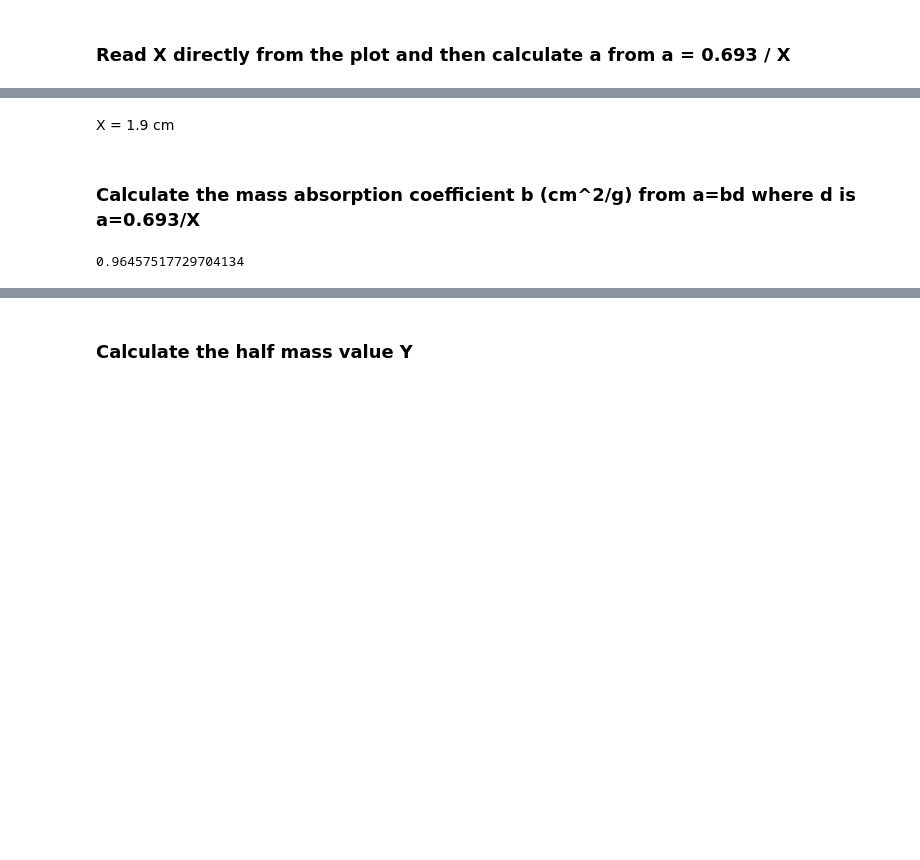
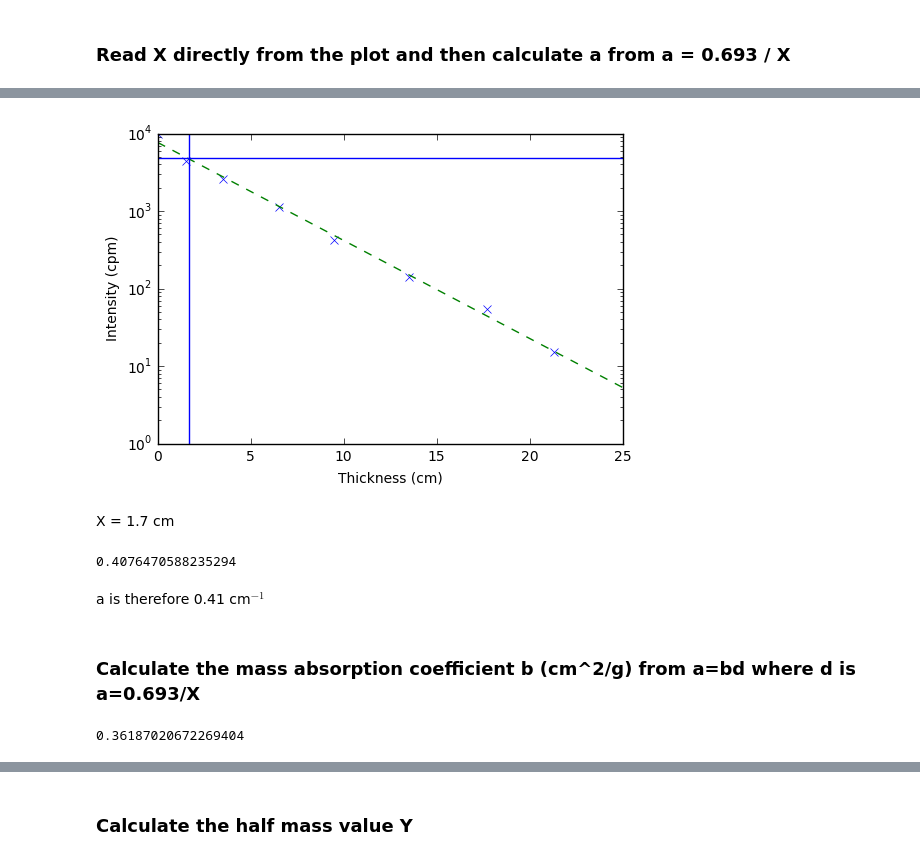
Before and after one commit to piovere/nucnotes, a Jupyter notebook: chem580/Problems 3.13.ipynb, the cells around one changed output, grey strips where cells are left out. Saved outputs shown, nothing was run; the diff lists cells and outputs as text; code cells hidden in the pictures; blank space fills up the shorter version.

```diff
--- a/chem580/Problems 3.13.ipynb
+++ b/chem580/Problems 3.13.ipynb
@@ -62,9 +62,29 @@ np.polyfit(t, np.log2(r), 1)[0] ** -1
+# %%
+ind = np.linspace(0, 25, 1000)
+plt.plot(t, r, 'x')
+plt.plot(ind, 10 ** (np.polyfit(t, np.log10(r), 1)[1] + np.polyfit(t, np.log10(r), 1)[0] * ind), '--')
+plt.yscale('log')
+plt.xlabel('Thickness (cm)')
+plt.ylabel('Intensity (cpm)')
+plt.axhline(y=r[0] / 2)
+plt.axvline(x=1.7)
+plt.show()
+# %% [output]
+[figure, added]
 # %% [markdown]
-X = 1.9 cm
+X = 1.7 cm
+# %%
+a = 0.693 / 1.7
+a
+# %% [output]
+0.4076470588235294
+# %% [markdown]
+a is therefore 0.41 cm$^{-1}$
 # %% [markdown]
 ### Calculate the mass absorption coefficient b (cm^2/g) from a=bd where d is a=0.693/X
 # %%
-0.693 / (-np.polyfit(t, np.log2(r), 1)[0] ** -1) * 2.70
+density = 2.70 # g / cm^3
+(-np.polyfit(t, np.log2(r), 1)[0]/0.43) / 2.70
 # %% [output]
-0.96457517729704134
+0.36187020672269404
 # %% [markdown]
```
Also changed, not shown: parts of 20 cells of this notebook.
